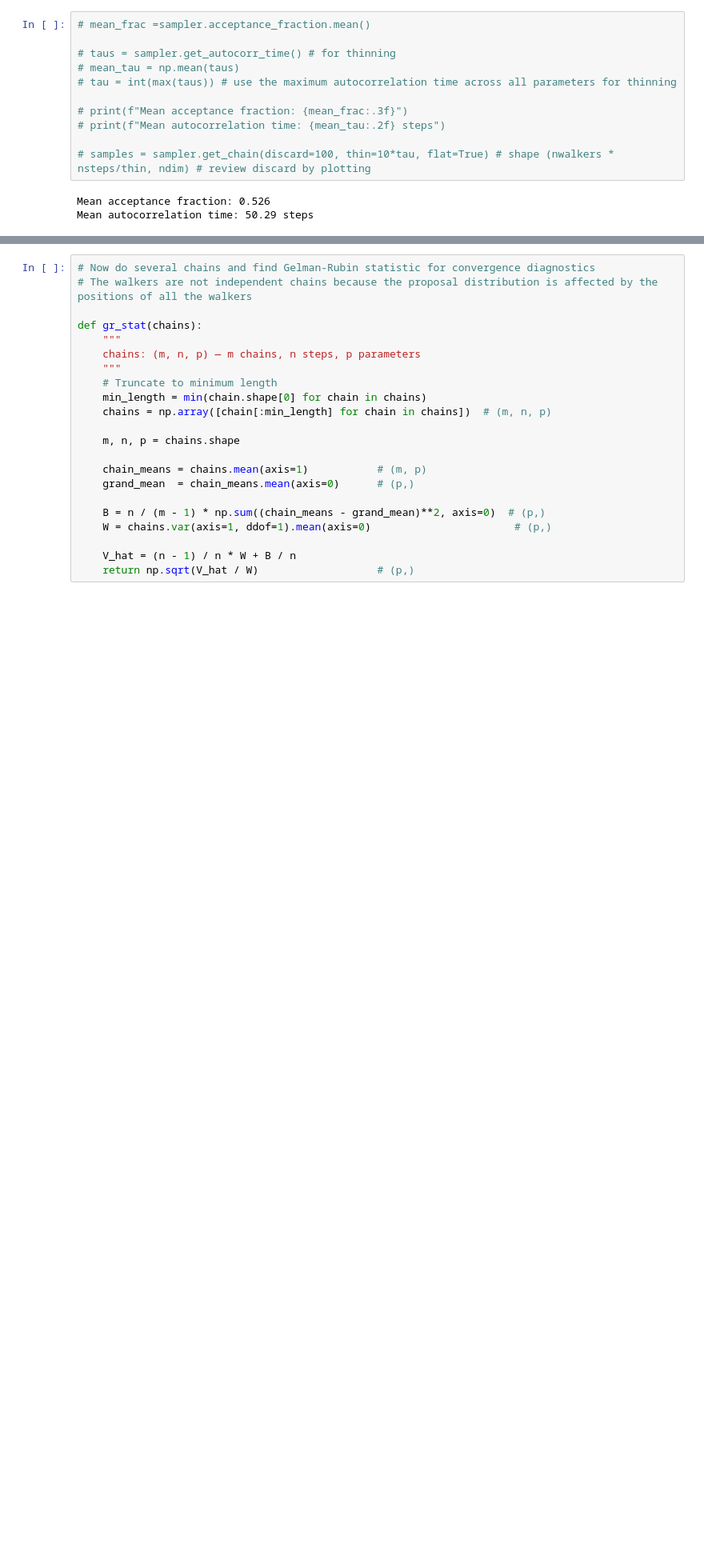
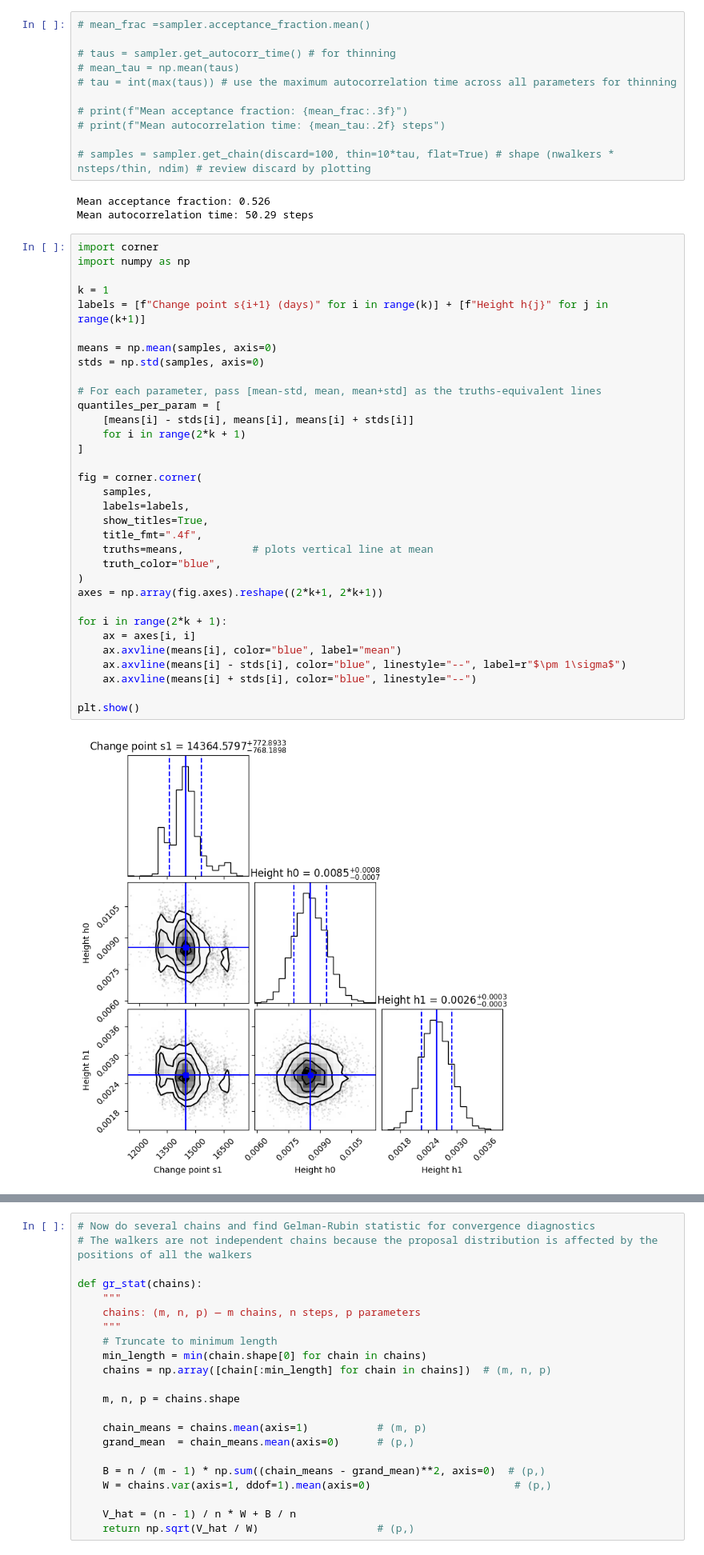
Before and after one commit to JoeyWee1/S2_Coal_Mining_Bayesian_Stats, a Jupyter notebook: S2CW.ipynb, the cells around one changed output, grey strips where cells are left out. Shown at 80% size. Drawn from its saved outputs; the diff is of its cells as text; blank space fills up the shorter version.

```diff
--- a/S2CW.ipynb
+++ b/S2CW.ipynb
@@ -191,6 +191,41 @@ There are 1 change points
 # %% [output]
 Mean acceptance fraction: 0.526
 Mean autocorrelation time: 50.29 steps
+# %%
+import corner
+import numpy as np
+
+k = 1
+labels = [f"Change point s{i+1} (days)" for i in range(k)] + [f"Height h{j}" for j in range(k+1)]
+
+means = np.mean(samples, axis=0)
+stds = np.std(samples, axis=0)
+
+# For each parameter, pass [mean-std, mean, mean+std] as the truths-equivalent lines
+quantiles_per_param = [
+    [means[i] - stds[i], means[i], means[i] + stds[i]]
+    for i in range(2*k + 1)
+]
+
+fig = corner.corner(
+    samples,
+    labels=labels,
+    show_titles=True,
+    title_fmt=".4f",
+    truths=means,           # plots vertical line at mean
+    truth_color="blue",
+)
+axes = np.array(fig.axes).reshape((2*k+1, 2*k+1))
+
+for i in range(2*k + 1):
+    ax = axes[i, i]
+    ax.axvline(means[i], color="blue", label="mean")
+    ax.axvline(means[i] - stds[i], color="blue", linestyle="--", label=r"$\pm 1\sigma$")
+    ax.axvline(means[i] + stds[i], color="blue", linestyle="--")
+
+plt.show()
+# %% [output]
+[figure, added]
 # %%
 # Produce the corner plot
 import corner
```
Also changed, not shown: parts of 2 cells of this notebook, 1 other file.
